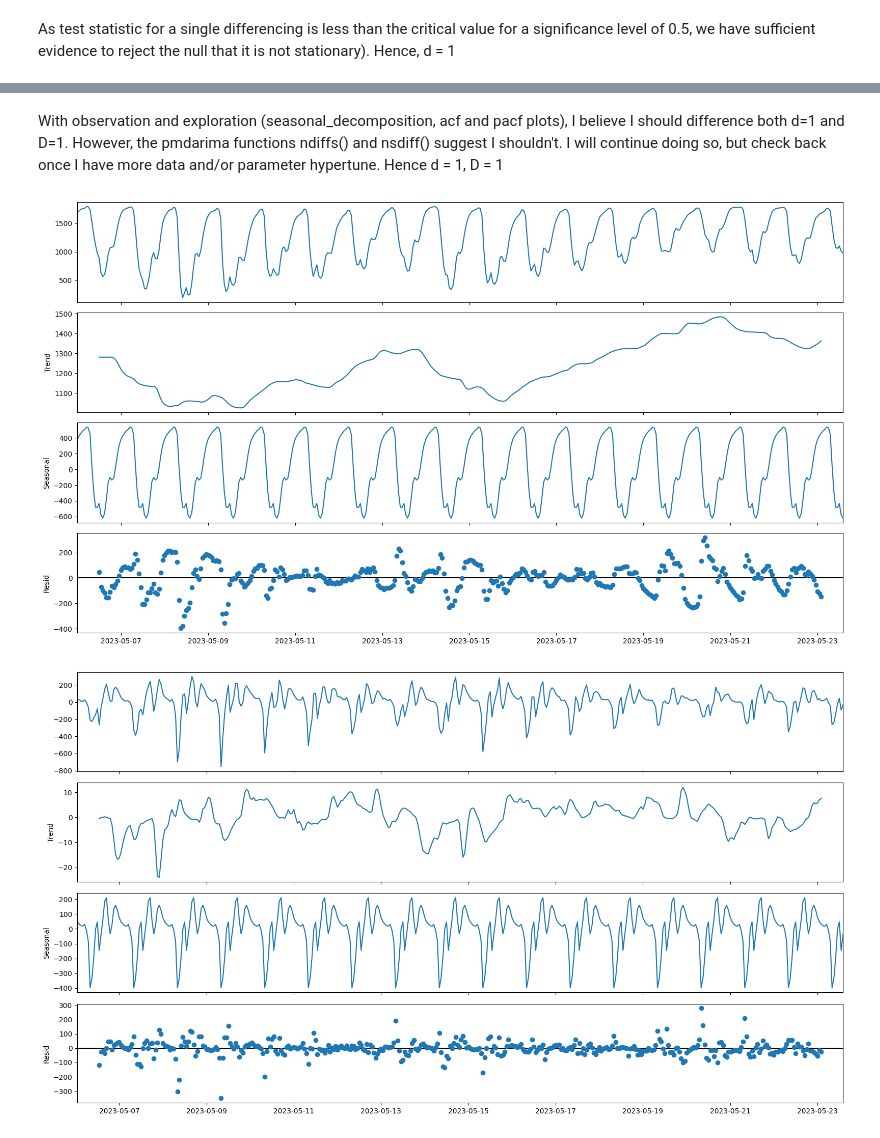
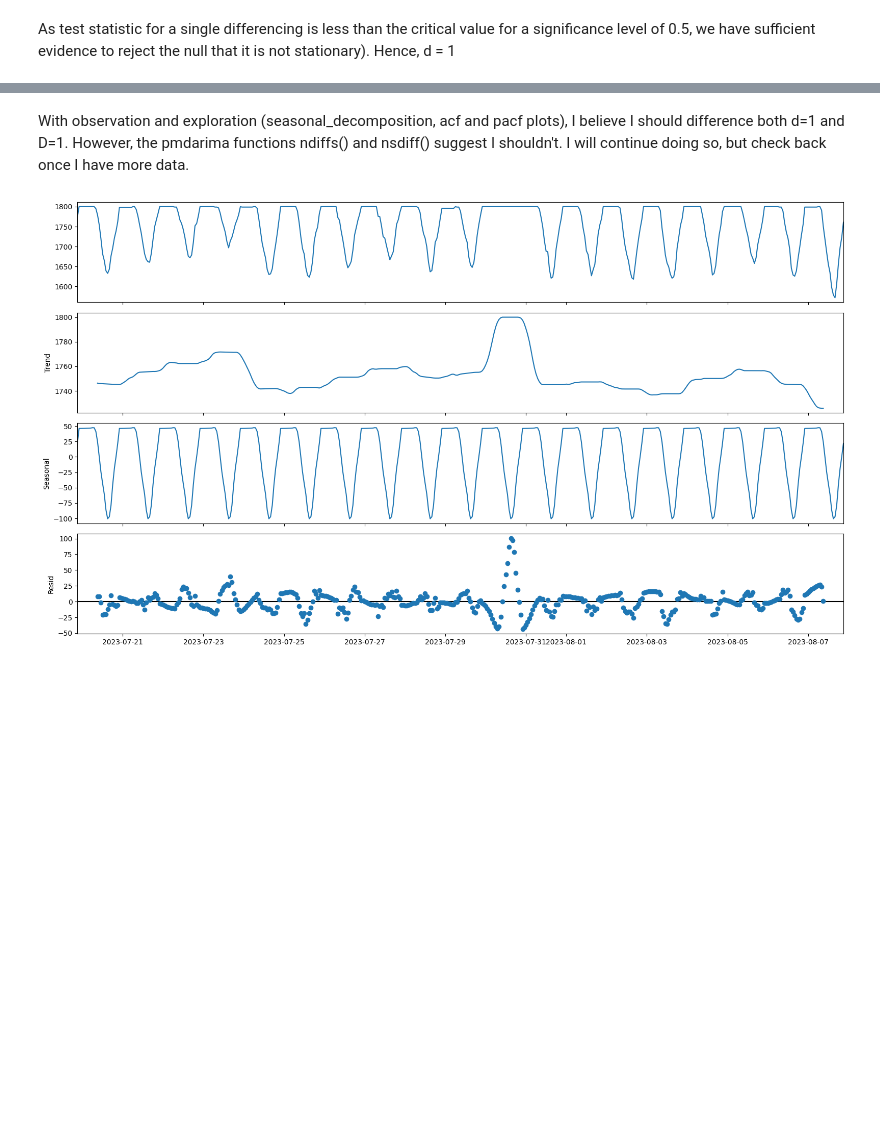
Before and after one commit to Berat03/forecasting_occupancy, a Jupyter notebook: data_explore.ipynb, the cells around one changed output, grey strips where cells are left out. Saved outputs shown, nothing was run; the diff lists cells and outputs as text; code cells hidden in the pictures; blank space fills up the shorter version.

```diff
--- a/data_explore.ipynb
+++ b/data_explore.ipynb
@@ -32,3 +12,5 @@ STOP: TOTAL NO. of ITERATIONS REACHED LIMIT
 # %%
-df = pre_process(csv_data_file_path='./Data/bbtable_data.csv', resample_period='H')
-df = df.iloc[800:-1300] # Last values are empty for the holidays, so barely any attendance (ignore due to small data size)
+df = pre_process(csv_data_file_path='./Data/Bill_Bryson_Data.csv', resample_period='H')
+df = df.iloc[100:-100] # Last values are empty for the holidays, so barely any attendance (ignore due to small data size)
+df = df[['Total']]
+print(df.head())
@@ -83,22 +68,12 @@ print(adfuller(df_diff_season))
 # %% [markdown]
-With observation and exploration (seasonal_decomposition, acf and pacf plots), I believe I should difference both d=1 and D=1. However, the pmdarima functions ndiffs() and nsdiff() suggest I shouldn't. I will continue doing so, but check back once I have more data and/or parameter hypertune.
-Hence d = 1, D = 1
+With observation and exploration (seasonal_decomposition, acf and pacf plots), I believe I should difference both d=1 and D=1. However, the pmdarima functions ndiffs() and nsdiff() suggest I shouldn't. I will continue doing so, but check back once I have more data.
 # %%
 fig = seasonal_decompose(df).plot()
 fig.set_size_inches((16, 9))
 fig.tight_layout()
-
-fig2 = seasonal_decompose(df_diff).plot()
-fig2.set_size_inches((16, 9))
-fig2.tight_layout()
 plt.show()
 
-fig2 = seasonal_decompose(df_diff_season).plot()
-fig2.set_size_inches((16, 9))
-fig2.tight_layout()
-plt.show()
 # Data visually seems to follow stationary patterns
 # Very strong seasonal component, (S)ARIMA
 # %% [output]
-[figure, old version]
+[figure, new version]
-[figure, removed]
```
Also changed, not shown: parts of 13 cells of this notebook.
